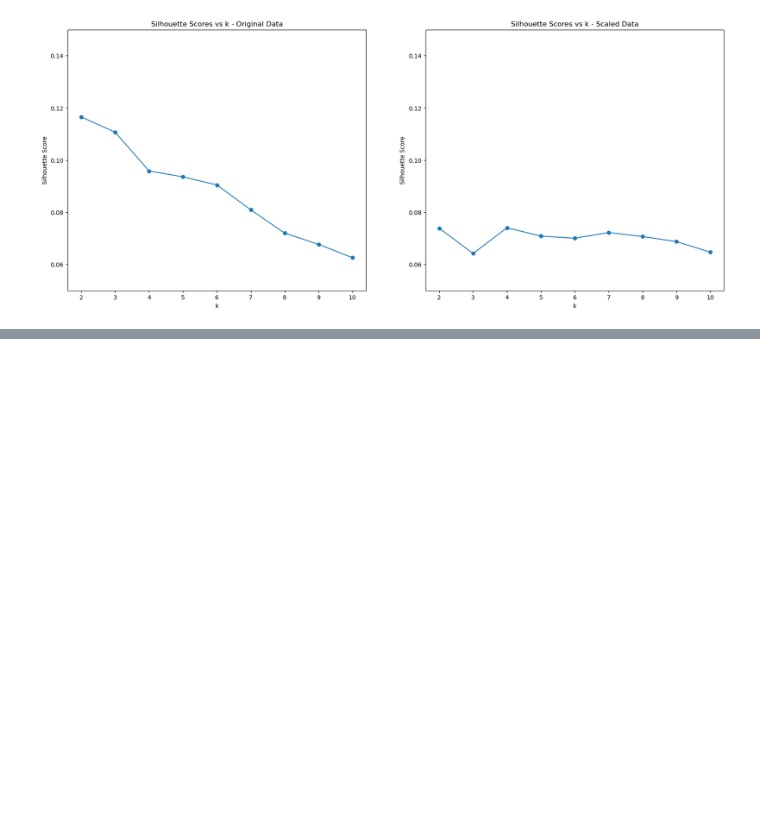
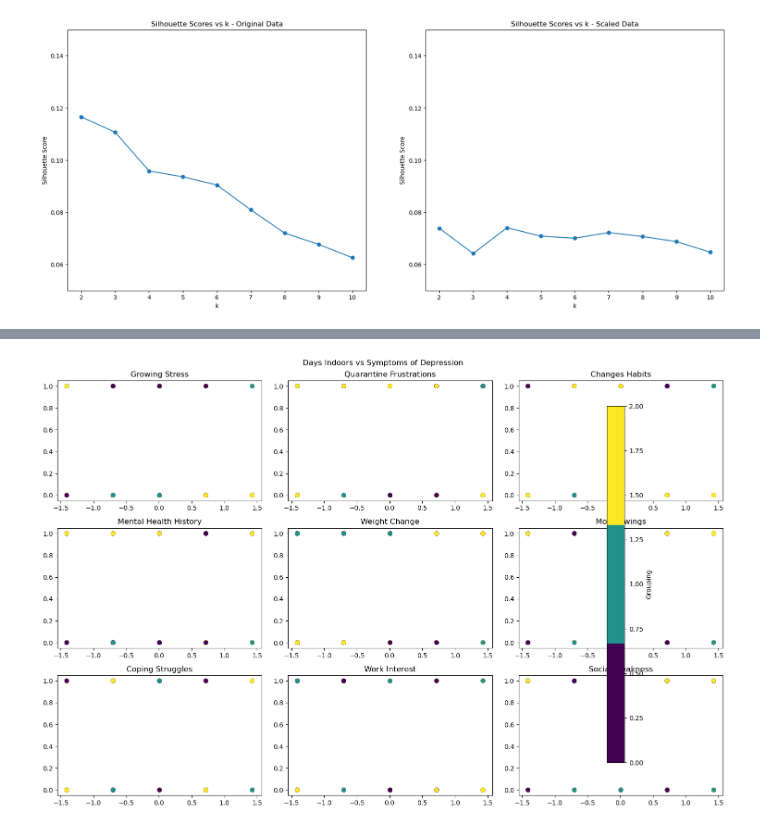
Before and after one commit to simonkingaby/AI-BootCamp-Public, a Jupyter notebook: Session 11.2 Supplemental/07a-DepressionData/depression.ipynb, the cells around one changed output, grey strips where cells are left out. Saved outputs shown, nothing was run; the diff lists cells and outputs as text; code cells hidden in the pictures; blank space fills up the shorter version.

Commit message:
Added some scatter plots. Not happy with these though.

```diff
--- a/Session 11.2 Supplemental/07a-DepressionData/depression.ipynb
+++ b/Session 11.2 Supplemental/07a-DepressionData/depression.ipynb
@@ -286,3 +286,20 @@ plt2.set_ylabel("Silhouette Score")
 plt.show()
 # %% [output]
 [figure]
+# %%
+# Now that we've used the various metrics to determine the number of groupings, let's look at the relationship between days indoors and some of the symptoms of depression.
+# I'm going to go with 3 groupings
+# First we need to make some predictions using K-Means. You could substitute the Birch or Agglomerative models here too.
+
+k_model = KMeans(n_clusters=3, n_init='auto', random_state=2)
+# Fit the model using the scaled data
+k_model.fit(answers_result_df)
+# Make the predictions
+predictions = k_model.predict(answers_result_df)
+# Turn them into a Dataframe
+predictions_df = pd.DataFrame(predictions)
+# rename the column to 'Grouping'
+predictions_df.columns = ['Grouping']
+# Join the predictions into the scaled data
+answered_df = pd.concat([answers_result_df, predictions_df], axis=1)
+answered_df.head()
@@ -288,0 +314,39 @@ plt.show()
+# %%
+# define a color map
+cmap = plt.cm.get_cmap('viridis', 3)
+
+# initialize a plot figure of 3 columns by 3 rows
+fig, axs = plt.subplots(3, 3, figsize=(15, 10))
+fig.suptitle('Days Indoors vs Symptoms of Depression')
+
+# create the twelve scatter plots
+axs[0, 0].scatter(answered_df["Days Indoors"], answered_df["Growing Stress_Yes"], c=answered_df["Grouping"], cmap=cmap)
+axs[0, 0].set_title('Growing Stress')
+axs[0, 1].scatter(answered_df["Days Indoors"], answered_df["Quarantine Frustrations_Yes"], c=answered_df["Grouping"], cmap=cmap)
+axs[0, 1].set_title('Quarantine Frustrations')
+axs[0, 2].scatter(answered_df["Days Indoors"], answered_df["Changes Habits_Yes"], c=answered_df["Grouping"], cmap=cmap)
+axs[0, 2].set_title('Changes Habits')
+axs[1, 0].scatter(answered_df["Days Indoors"], answered_df["Mental Health History_Yes"], c=answered_df["Grouping"], cmap=cmap)
+axs[1, 0].set_title('Mental Health History')
+axs[1, 1].scatter(answered_df["Days Indoors"], answered_df["Weight Change_Yes"], c=answered_df["Grouping"], cmap=cmap)
+axs[1, 1].set_title('Weight Change')
+axs[1, 2].scatter(answered_df["Days Indoors"], answered_df["Mood Swings_High"], c=answered_df["Grouping"], cmap=cmap)
+axs[1, 2].set_title('Mood Swings')
+axs[2, 0].scatter(answered_df["Days Indoors"], answered_df["Coping Struggles_Yes"], c=answered_df["Grouping"], cmap=cmap)
+axs[2, 0].set_title('Coping Struggles')
+axs[2, 1].scatter(answered_df["Days Indoors"], answered_df["Work Interest_No"], c=answered_df["Grouping"], cmap=cmap)
+axs[2, 1].set_title('Work Interest')
+scatter = axs[2, 2].scatter(answered_df["Days Indoors"], answered_df["Social Weakness_Yes"], c=answered_df["Grouping"], cmap=cmap)
+axs[2, 2].set_title('Social Weakness')
+
+# create a color bar
+cbar = fig.colorbar(scatter, ax=axs, orientation='vertical', fraction=.1)
+cbar.set_label('Grouping')
+
+# Adjust to prevent overlapping
+plt.tight_layout()
+
+# Display the plots
+plt.show()
+# %% [output]
+[figure, added]
```
Also changed, not shown: parts of 1 cell of this notebook.
